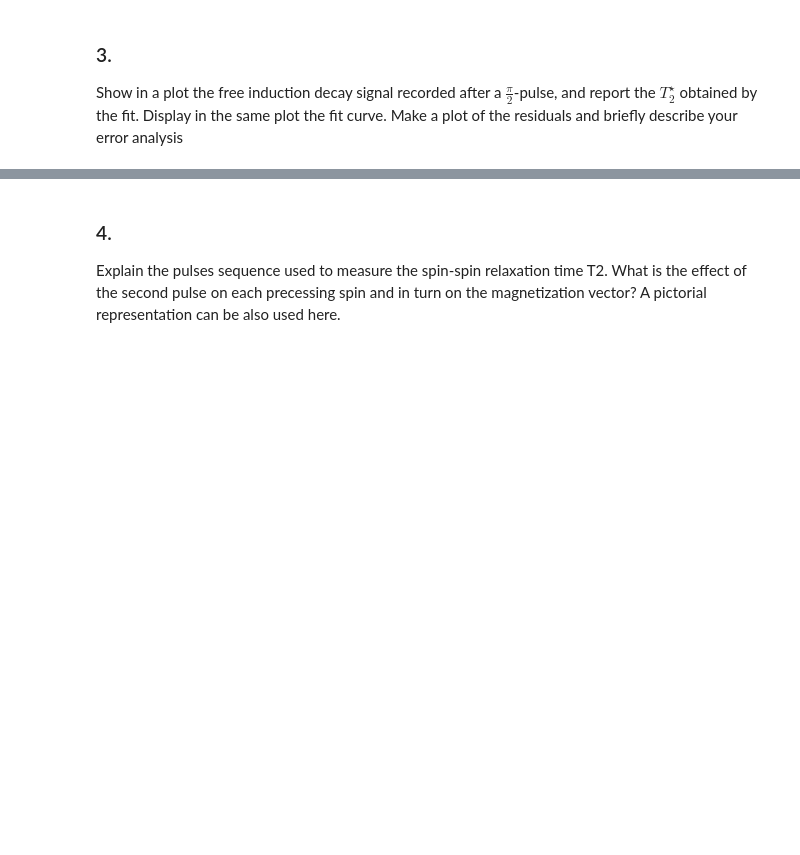
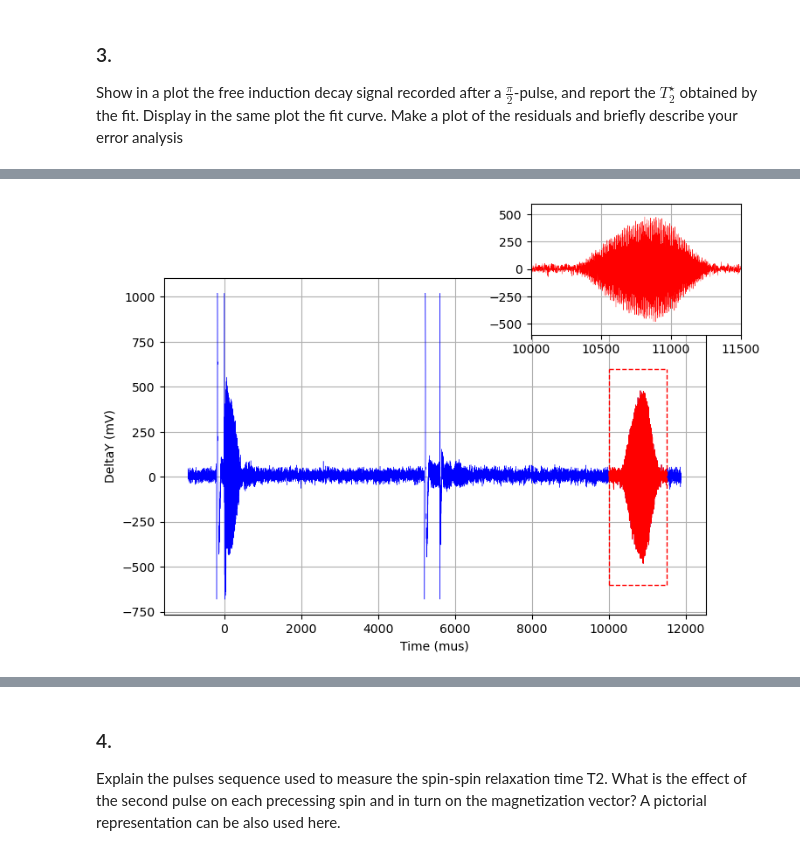
Before and after one commit to sdracia/Quantum-Hardware, a Jupyter notebook: project.ipynb, the cells around one changed output, grey strips where cells are left out. Cells and saved outputs as stored; diff of their text form; code cells hidden in the pictures; blank space fills up the shorter version.

```diff
--- a/project.ipynb
+++ b/project.ipynb
@@ -92,3 +92,51 @@ plt.show()
+# %%
+import matplotlib.pyplot as plt
+
+# Plot originale
+fig, ax = plt.subplots(figsize=(8, 5))
+
+# Plot principale
+ax.plot(fid_signal.iloc[:, 0], fid_signal.iloc[:, 1], color="blue", linewidth=0.3)
+ax.set_xlabel("Time (mus)")
+ax.set_ylabel("DeltaY (mV)")
+ax.grid(True)
+
+# Riquadro di zoom
+zoom_factor = 0.1  # fattore di zoom
+x_zoom_range = (10000, 11500)  # intervallo di zoom sull'asse x
+
+# Calcola il range sull'asse y in base al fattore di zoom
+y_range_zoom = (-600, 600)  # intervallo di zoom sull'asse x
+
+# Disegna il riquadro di zoom
+ax_zoom = fig.add_axes([0.65, 0.75, 0.3, 0.3])  # specifica la posizione e le dimensioni del riquadro di zoom
+ax_zoom.plot(fid_signal.iloc[:, 0], fid_signal.iloc[:, 1], color="red", linewidth=0.3)
+ax_zoom.set_xlim(x_zoom_range)
+ax_zoom.set_ylim(y_range_zoom)
+ax_zoom.grid(True)
+
+x_start, x_end = x_zoom_range
+y_start, y_end = y_range_zoom
+
+# Linee verticali
+ax.vlines(x_start, y_start, y_end, colors='red', linestyles='dashed', linewidth=1)
+ax.vlines(x_end, y_start, y_end, colors='red', linestyles='dashed', linewidth=1)
+
+# Linee orizzontali
+ax.hlines(y_start, x_start, x_end, colors='red', linestyles='dashed', linewidth=1)
+ax.hlines(y_end, x_start, x_end, colors='red', linestyles='dashed', linewidth=1)
+
+# Linee di collegamento
+ax.plot([x_start, x_start], [y_start, y_range_zoom[0]], color='red', linestyle='dashed', linewidth=1)
+ax.plot([x_end, x_end], [y_start, y_range_zoom[0]], color='red', linestyle='dashed', linewidth=1)
+
+mask = (fid_signal.iloc[:, 0] >= x_start) & (fid_signal.iloc[:, 0] <= x_end)
+ax.plot(fid_signal[mask].iloc[:, 0], fid_signal[mask].iloc[:, 1], color="red", linewidth=0.5)
+
+
+plt.show()
+# %% [output]
+[figure, added]
 # %%
 def exponential_func(x, a, tau):
     return a * np.exp(-x / tau)
```
Also changed, not shown: parts of 6 cells of this notebook, 1 other file.
